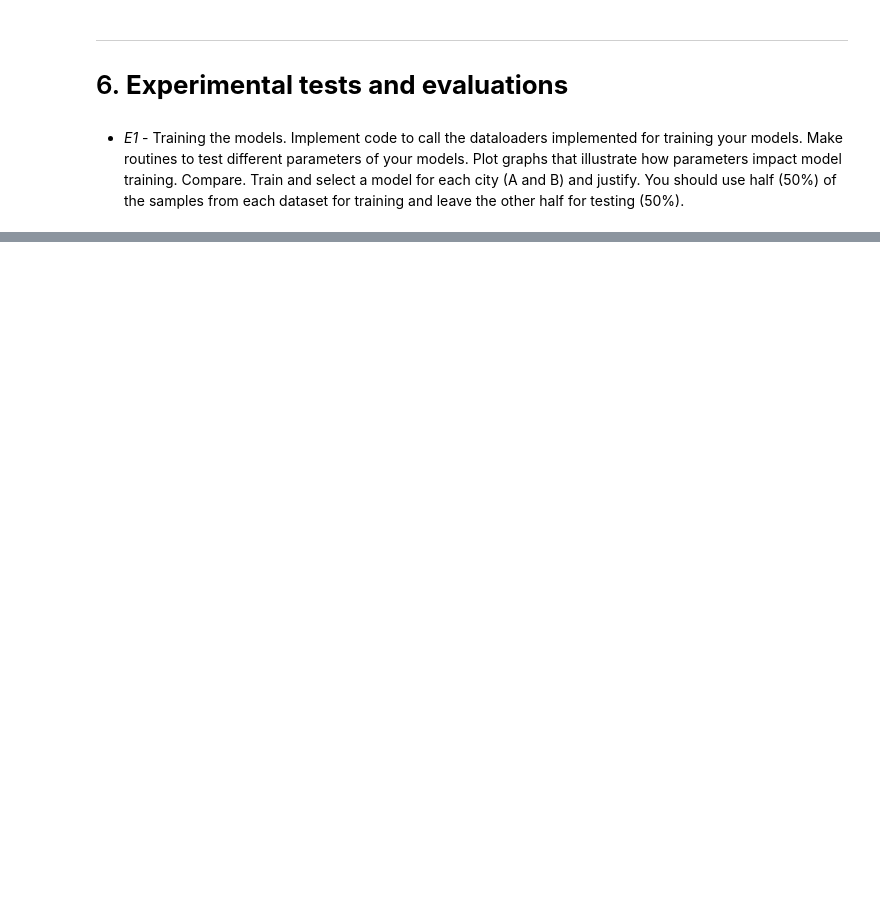
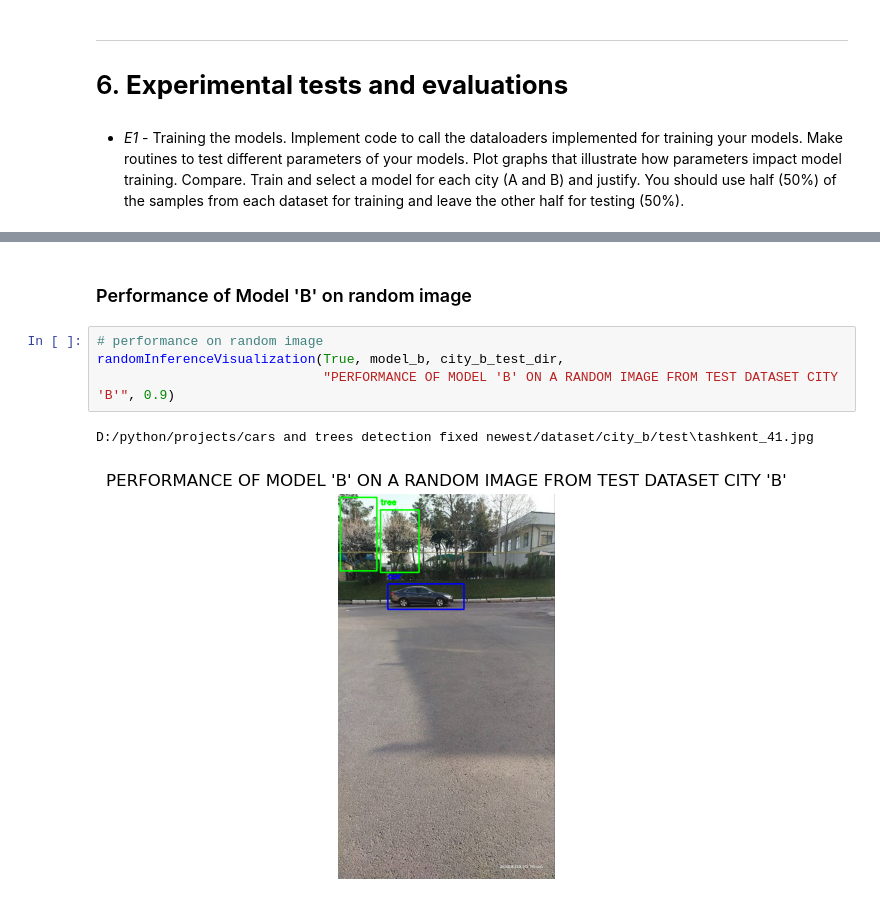
Before and after one commit to AzizbekAvazov/ITNPAI1-202223_Spring-Trees-and-cars-detection, a Jupyter notebook: car_tree_detection.ipynb, the cells around one changed output, grey strips where cells are left out. Saved outputs shown, nothing was run; the diff lists cells and outputs as text; blank space fills up the shorter version.

```diff
--- a/car_tree_detection.ipynb
+++ b/car_tree_detection.ipynb
@@ -539,0 +534,9 @@ for element in city_b_train_losses:
+# %% [markdown]
+### Performance of Model 'B' on random image
+# %%
+# performance on random image
+randomInferenceVisualization(True, model_b, city_b_test_dir,
+                             "PERFORMANCE OF MODEL 'B' ON A RANDOM IMAGE FROM TEST DATASET CITY 'B'", 0.9)
+# %% [output]
+D:/python/projects/cars and trees detection fixed newest/dataset/city_b/test\tashkent_41.jpg
+[figure, added]
```
Also changed, not shown: parts of 44 cells of this notebook, 1 other file.
